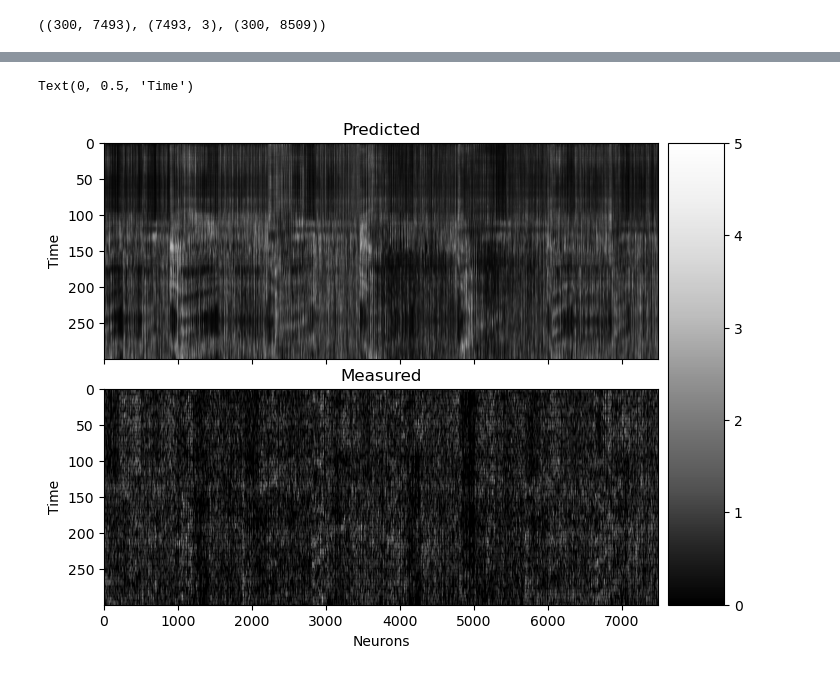
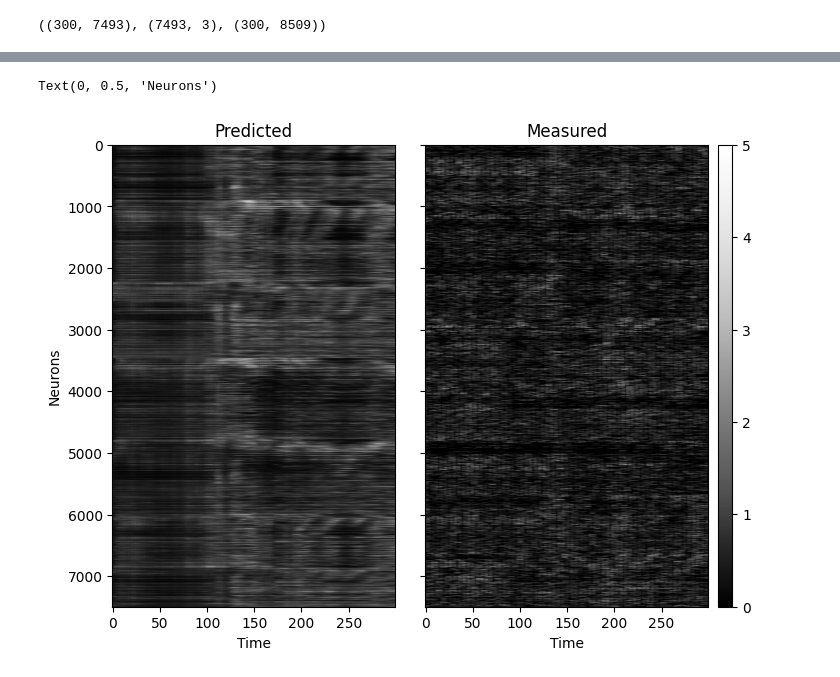
Before and after one commit to vijk777/fnn, a Jupyter notebook: demos/tinker.ipynb, the cells around one changed output, grey strips where cells are left out. Saved outputs shown, nothing was run; the diff lists cells and outputs as text; code cells hidden in the pictures.

```diff
--- a/demos/tinker.ipynb
+++ b/demos/tinker.ipynb
@@ -32,0 +28,17 @@ dataset = load_training_data(data_dir, max_items)
+# %%
+
+# training/evaluation data for this session. Note: all the data is uploaded but this data is
+# already upsampled and ready for training/evaluation.
+session=4
+scan_idx=7
+
+# Trained model parameters
+src_dir = "/groups/saalfeld/saalfeldlab/vijay/fnn/data/microns_digital_twin/params"
+
+# Training data
+training_data_dir = f"/groups/saalfeld/saalfeldlab/vijay/fnn/training_data_27203_{session}_{scan_idx}"
+
+# Evaluation data
+evaluation_data_dir = Path(f"/groups/saalfeld/saalfeldlab/vijay/fnn/evaluation_data_27203_{session}_{scan_idx}")
+
+unit_anatomy_path = "/groups/saalfeld/saalfeldlab/vijay/fnn/data/microns_digital_twin/properties/anatomy/units.csv"
@@ -33,3 +69,6 @@ dataset = load_training_data(data_dir, max_items)
+# %%
+max_items = None
+dataset = load_training_data(training_data_dir, max_items=max_items)
 # %%
 # dataset is a custom object that wraps a dataframe
 dataset.df.head()
@@ -83,3 +90,10 @@ Non-trainable params: 0
+# %%
+model, unit_map = microns.scan(
+    session=session,
+    scan_idx=scan_idx,
+    directory=src_dir,
+)
+model = model.to(device)
 # %%
 torchinfo.summary(model, depth=2)
 # %% [output]
@@ -136,27 +166,27 @@ unit_gt = units[:, unit_map["unit_id"]]
 # %%
 
 # Create a figure
 fig = plt.figure(figsize=(8, 6))
 
 # Create an ImageGrid with a single colorbar for the entire grid
 grid = ImageGrid(fig, 111,  # similar to subplot(111)
-                 nrows_ncols=(2, 1),
+                 nrows_ncols=(1, 2),
                  axes_pad=0.3,
                  aspect=False,
                  share_all=True,  # share x and y axes between all subplots
                  cbar_mode="single",  # use a single colorbar for the grid
                  cbar_location="right",
                  cbar_pad=0.1,
                  )
 ax = grid.axes_all
-ax[0].imshow(pred, aspect="auto", vmax=5, cmap="Grays_r")
+ax[0].imshow(pred.T, aspect="auto", vmax=5, cmap="Grays_r")
 ax[0].set_title("Predicted")
-im = ax[1].imshow(unit_gt, aspect="auto", vmax=5, cmap="Grays_r")
+im = ax[1].imshow(unit_gt.T, aspect="auto", vmax=5, cmap="Grays_r")
 ax[1].set_title("Measured")
 grid.cbar_axes[0].colorbar(im)
-ax[1].set_xlabel("Neurons")
-ax[0].set_ylabel("Time")
-ax[1].set_ylabel("Time")
+ax[0].set_xlabel("Time")
+ax[1].set_xlabel("Time")
+ax[0].set_ylabel("Neurons")
 # %% [output]
-Text(0, 0.5, 'Time')
+Text(0, 0.5, 'Neurons')
-[figure, old version]
+[figure, new version]
```
Also changed, not shown: parts of 45 cells of this notebook.
